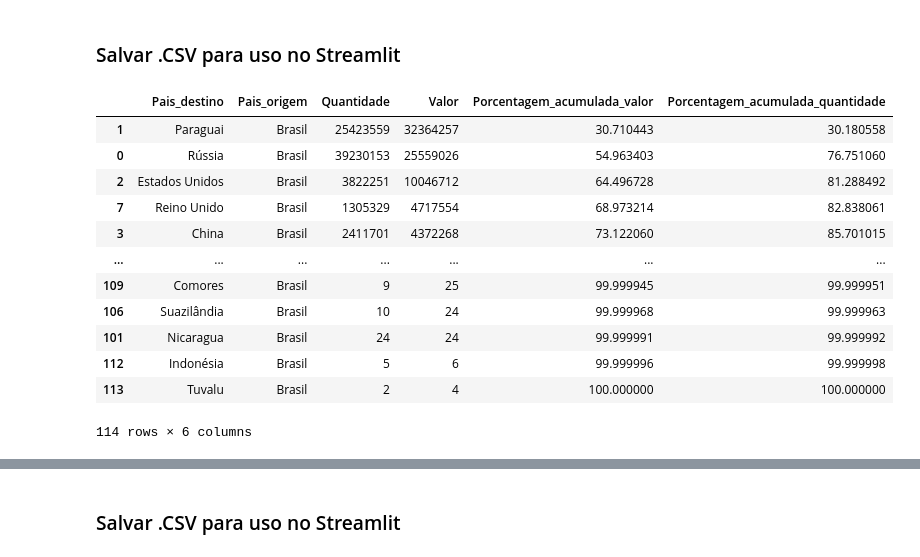
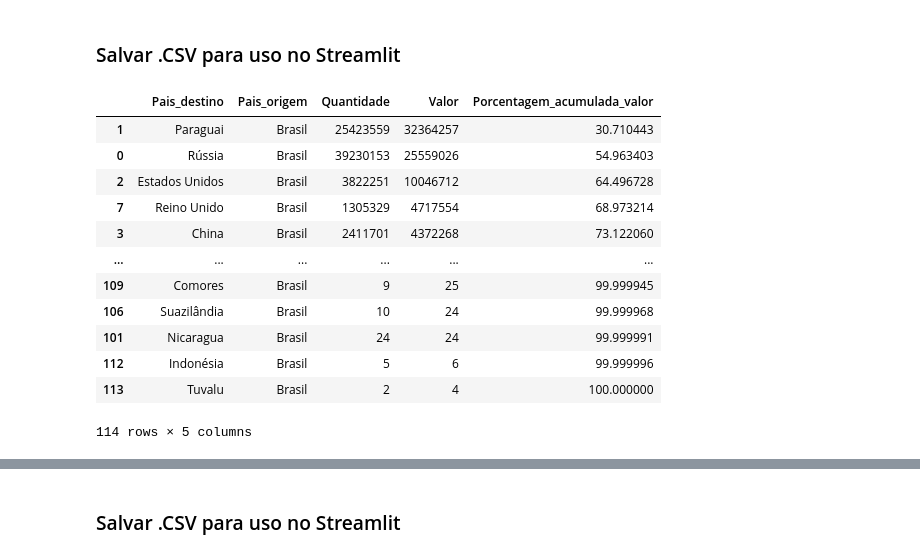
Before and after one commit to MCardosoDev/Tech_Challenge_Fase1, a Jupyter notebook: Tech_Challenge.ipynb, the cells around one changed output, grey strips where cells are left out. Saved outputs shown, nothing was run; the diff lists cells and outputs as text; code cells hidden in the pictures.

```diff
--- a/Tech_Challenge.ipynb
+++ b/Tech_Challenge.ipynb
@@ -479,19 +669,20 @@ total_imp_pais.to_csv('Data/ImpVinhosPeriodo.csv', sep=',', index=False)
 # %%
 total_exp_pareto = total_exp_pais.sort_values('Valor', ascending=False)
 total_exp_pareto['Porcentagem_acumulada_valor'] = (total_exp_pareto['Valor'].cumsum() / total_exp_pareto['Valor'].sum()) * 100
-total_exp_pareto['Porcentagem_acumulada_quantidade'] = (total_exp_pareto['Quantidade'].cumsum() / total_exp_pareto['Quantidade'].sum()) * 100
+totalq_exp_pareto = total_exp_pais.sort_values('Quantidade', ascending=False)
+totalq_exp_pareto['Porcentagem_acumulada_quantidade'] = (totalq_exp_pareto['Quantidade'].cumsum() / totalq_exp_pareto['Quantidade'].sum()) * 100
 total_exp_pareto
 # %% [output]
-|  | Pais_destino | Pais_origem | Quantidade | Valor | Porcentagem_acumulada_valor | Porcentagem_acumulada_quantidade |
-| 1 | Paraguai | Brasil | 25423559 | 32364257 | 30.710443 | 30.180558 |
-| 0 | Rússia | Brasil | 39230153 | 25559026 | 54.963403 | 76.751060 |
-| 2 | Estados Unidos | Brasil | 3822251 | 10046712 | 64.496728 | 81.288492 |
-| 7 | Reino Unido | Brasil | 1305329 | 4717554 | 68.973214 | 82.838061 |
-| 3 | China | Brasil | 2411701 | 4372268 | 73.122060 | 85.701015 |
-| ... | ... | ... | ... | ... | ... | ... |
-| 109 | Comores | Brasil | 9 | 25 | 99.999945 | 99.999951 |
-| 106 | Suazilândia | Brasil | 10 | 24 | 99.999968 | 99.999963 |
-| 101 | Nicaragua | Brasil | 24 | 24 | 99.999991 | 99.999992 |
-| 112 | Indonésia | Brasil | 5 | 6 | 99.999996 | 99.999998 |
-| 113 | Tuvalu | Brasil | 2 | 4 | 100.000000 | 100.000000 |
+|  | Pais_destino | Pais_origem | Quantidade | Valor | Porcentagem_acumulada_valor |
+| 1 | Paraguai | Brasil | 25423559 | 32364257 | 30.710443 |
+| 0 | Rússia | Brasil | 39230153 | 25559026 | 54.963403 |
+| 2 | Estados Unidos | Brasil | 3822251 | 10046712 | 64.496728 |
+| 7 | Reino Unido | Brasil | 1305329 | 4717554 | 68.973214 |
+| 3 | China | Brasil | 2411701 | 4372268 | 73.122060 |
+| ... | ... | ... | ... | ... | ... |
+| 109 | Comores | Brasil | 9 | 25 | 99.999945 |
+| 106 | Suazilândia | Brasil | 10 | 24 | 99.999968 |
+| 101 | Nicaragua | Brasil | 24 | 24 | 99.999991 |
+| 112 | Indonésia | Brasil | 5 | 6 | 99.999996 |
+| 113 | Tuvalu | Brasil | 2 | 4 | 100.000000 |
-114 rows × 6 columns
+114 rows × 5 columns
```
Also changed, not shown: parts of 35 cells of this notebook, 5 other files.
